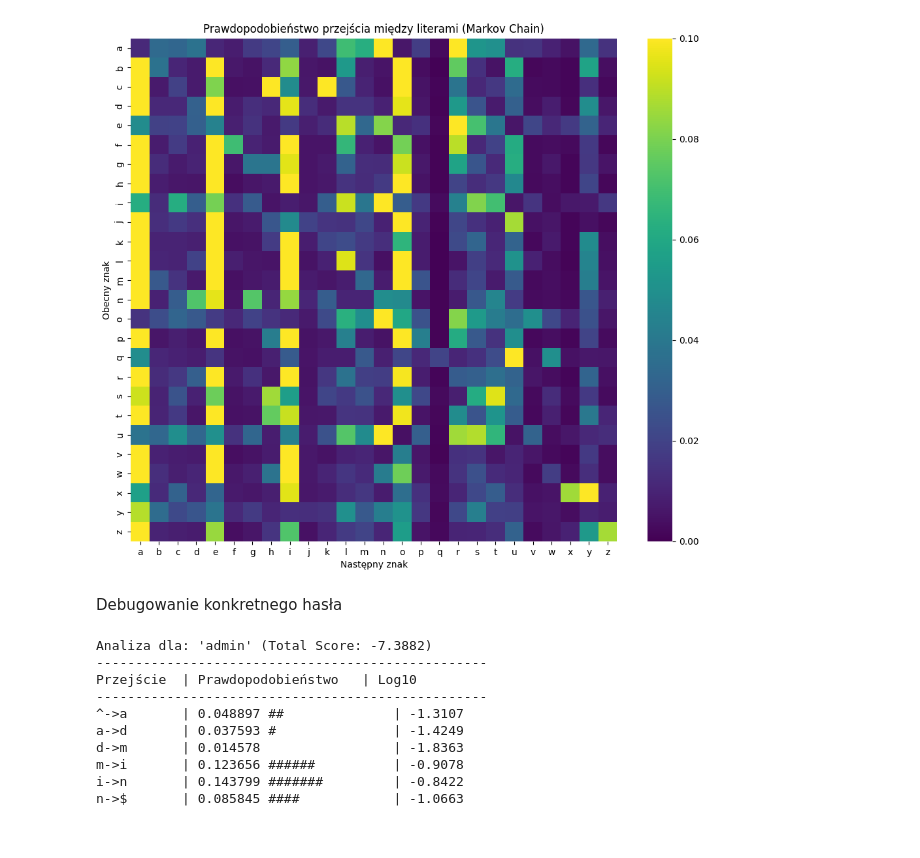
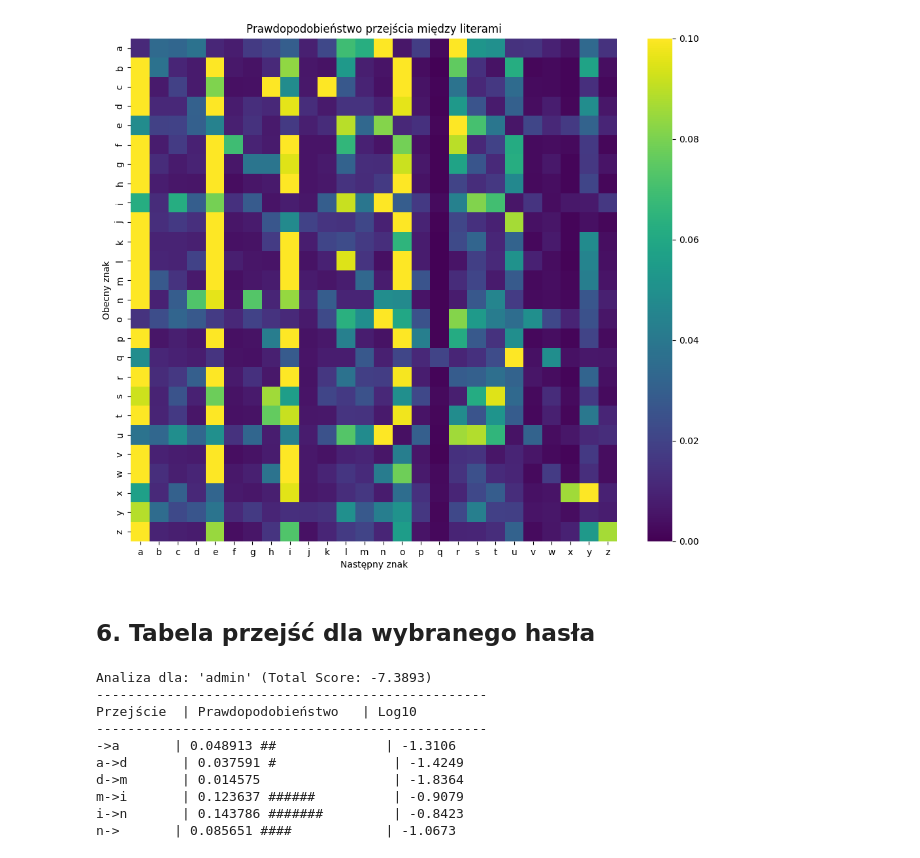
Before and after one commit to Haans001/teoria-informacji-projekt, a Jupyter notebook: main.ipynb, the cells around one changed output. Saved outputs shown, nothing was run; the diff lists cells and outputs as text; code cells hidden in the pictures.

```diff
--- a/main.ipynb
+++ b/main.ipynb
@@ -9,4 +20,7 @@ import matplotlib.pyplot as plt
 from collections import defaultdict
 
 DATASET_FILE = "rockyou.txt"
+
+START_TOKEN = '\x02'
+END_TOKEN = '\x03'
 # %% [markdown]
@@ -14,5 +57,8 @@ DATASET_FILE = "rockyou.txt"
 # %%
 class MarkovPasswordScorer:
+
+
+
     def __init__(self):
         self.transitions = defaultdict(lambda: defaultdict(int))
         self.totals = defaultdict(int)
@@ -28,18 +74,18 @@ class MarkovPasswordScorer:
 
         counter = 0
 
-        with open(filepath, 'r', encoding='latin-1', errors='ignore') as f:
+        with open(filepath, 'r', encoding='utf-8', errors='replace') as f:
             for line in f:
                 password = line.strip()
                 if not password:
                     continue
 
-                # Tokenizacja: ^ = start, $ = koniec
-                tokens = ['^'] + list(password) + ['$']
+                tokens = [START_TOKEN] + list(password) + [END_TOKEN]
 
                 for i in range(len(tokens) - 1):
                     curr, next_char = tokens[i], tokens[i+1]
                     self.transitions[curr][next_char] += 1
+
                     self.totals[curr] += 1
                     self.alphabet.add(curr)
                     self.alphabet.add(next_char)
@@ -56,14 +102,14 @@ class MarkovPasswordScorer:
         count = self.transitions[char_a][char_b]
         total = self.totals[char_a]
         vocab_size = len(self.alphabet)
-        return (count + 1) / (total + vocab_size)
+        return (count + 1) / (total + vocab_size) # Laplace smoothing
 
     def score(self, password):
         """Zwraca wynik jako sumę logarytmów"""
         if not self.trained:
             raise Exception("Model nie jest wytrenowany!")
 
-        tokens = ['^'] + list(password) + ['$']
+        tokens = [START_TOKEN] + list(password) + [END_TOKEN]
         log_prob_sum = 0.0
         details = []
 
@@ -148,31 +204,30 @@ analyze_passwords(test_list)
 # %%
-def plot_heatmap(chars_to_show="abcdefghijklmnopqrstuvwxyz"):
-    """Rysuje mapę ciepła dla wybranych znaków"""
+def plot_heatmap(chars_to_show):
     matrix = []
     labels = list(chars_to_show)
 
     for row_char in labels:
         row_data = []
         for col_char in labels:
             prob = model.get_probability(row_char, col_char)
             row_data.append(prob)
         matrix.append(row_data)
 
     df_map = pd.DataFrame(matrix, index=labels, columns=labels)
 
     plt.figure(figsize=(12, 10))
     sns.heatmap(df_map, annot=False, cmap="viridis", vmin=0, vmax=0.1)
-    plt.title("Prawdopodobieństwo przejścia między literami (Markov Chain)")
+    plt.title("Prawdopodobieństwo przejścia między literami")
     plt.xlabel("Następny znak")
     plt.ylabel("Obecny znak")
     plt.show()
 
-# Rysujemy mapę dla małych liter
+# Mapa dla małych liter
 plot_heatmap("abcdefghijklmnopqrstuvwxyz")
 # %% [output]
-[figure, old version]
+[figure, new version]
 # %% [markdown]
-Debugowanie konkretnego hasła
+## 6. Tabela przejść dla wybranego hasła
 # %%
 
 target_password = "admin"
@@ -189,13 +244,13 @@ for step in details:
     bar = "#" * int(prob * 50)
     print(f"{trans:<10} | {prob:.6f} {bar:<15} | {log:.4f}")
 # %% [output]
-Analiza dla: 'admin' (Total Score: -7.3882)
+Analiza dla: 'admin' (Total Score: -7.3893)
 --------------------------------------------------
 Przejście  | Prawdopodobieństwo   | Log10
 --------------------------------------------------
-^->a       | 0.048897 ##              | -1.3107
-a->d       | 0.037593 #               | -1.4249
-d->m       | 0.014578                 | -1.8363
-m->i       | 0.123656 ######          | -0.9078
-i->n       | 0.143799 #######         | -0.8422
-n->$       | 0.085845 ####            | -1.0663
+->a       | 0.048913 ##              | -1.3106
+a->d       | 0.037591 #               | -1.4249
+d->m       | 0.014575                 | -1.8364
+m->i       | 0.123637 ######          | -0.9079
+i->n       | 0.143786 #######         | -0.8423
+n->       | 0.085651 ####            | -1.0673
```
Also changed, not shown: parts of 14 cells of this notebook, 1 other file.
